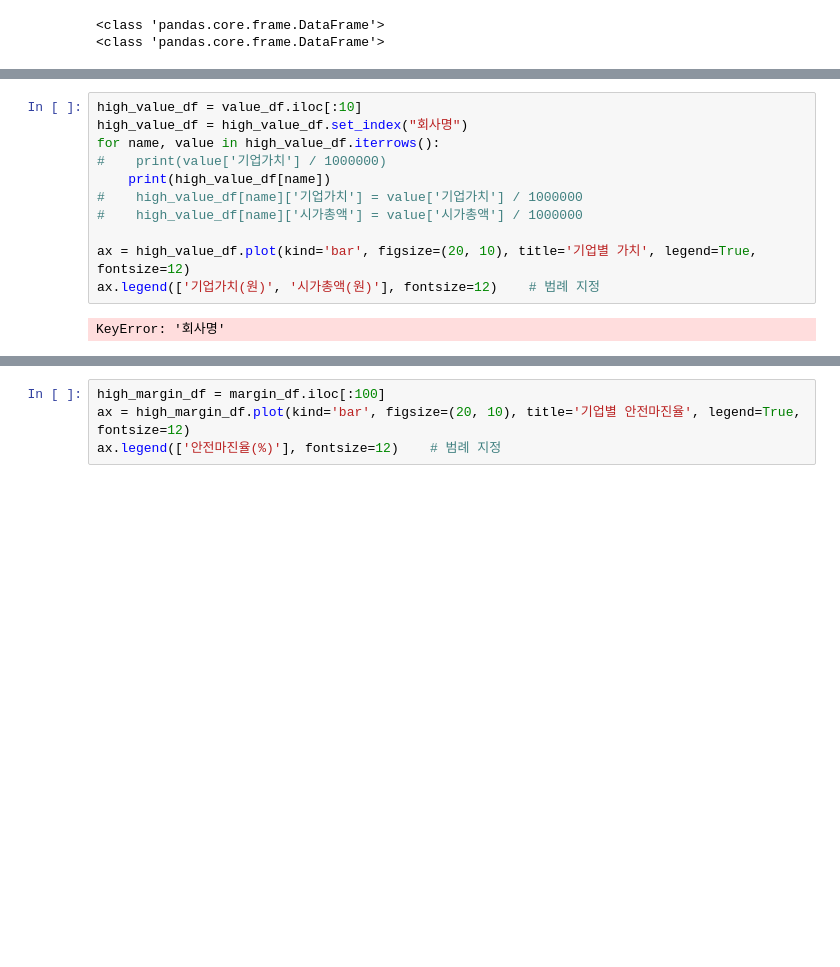
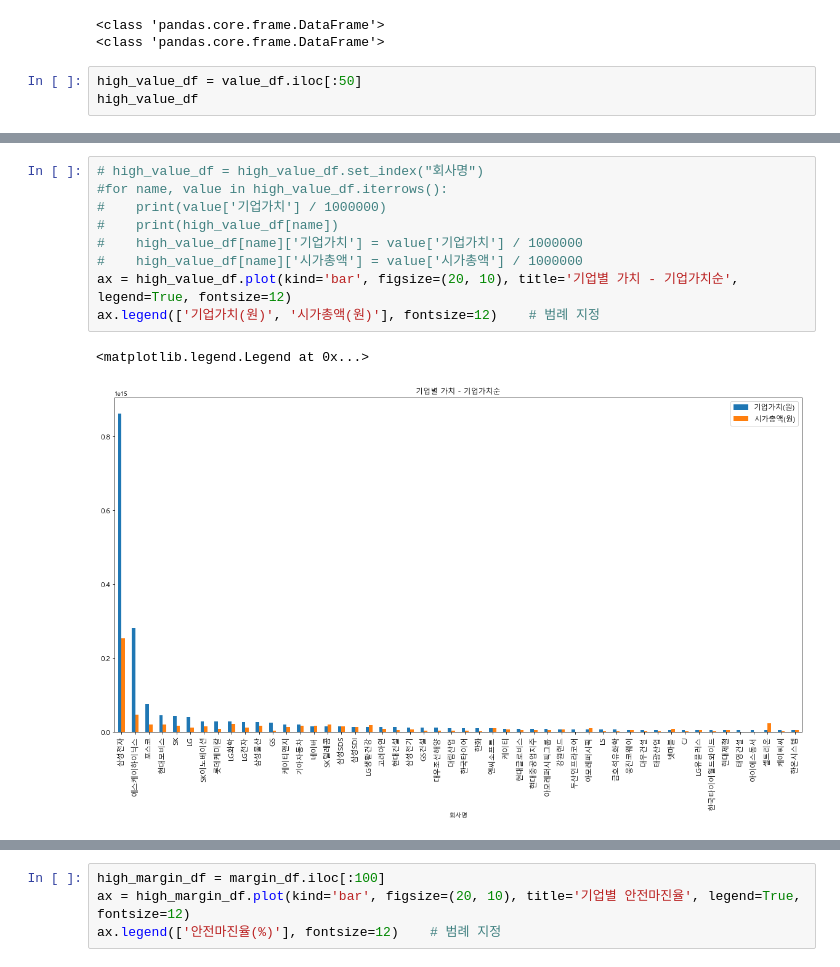
Before and after one commit to wjlee0908/korean-stock-margin, a Jupyter notebook: graph.ipynb, the cells around one changed output, grey strips where cells are left out. Saved outputs shown, nothing was run; the diff lists cells and outputs as text; blank space fills up the shorter version.

```diff
--- a/graph.ipynb
+++ b/graph.ipynb
@@ -85,3 +85,6 @@ print(type(high_value_df))
 # %% [output]
 <class 'pandas.core.frame.DataFrame'>
 <class 'pandas.core.frame.DataFrame'>
+# %%
+high_value_df = value_df.iloc[:50]
+high_value_df
@@ -88,13 +110,12 @@ print(type(high_value_df))
 # %%
-high_value_df = value_df.iloc[:10]
-high_value_df = high_value_df.set_index("회사명")
-for name, value in high_value_df.iterrows():
+# high_value_df = high_value_df.set_index("회사명")
+#for name, value in high_value_df.iterrows():
 #    print(value['기업가치'] / 1000000)
-    print(high_value_df[name])
+#    print(high_value_df[name])
 #    high_value_df[name]['기업가치'] = value['기업가치'] / 1000000
 #    high_value_df[name]['시가총액'] = value['시가총액'] / 1000000
-
-ax = high_value_df.plot(kind='bar', figsize=(20, 10), title='기업별 가치', legend=True, fontsize=12)
+ax = high_value_df.plot(kind='bar', figsize=(20, 10), title='기업별 가치 - 기업가치순', legend=True, fontsize=12)
 ax.legend(['기업가치(원)', '시가총액(원)'], fontsize=12)    # 범례 지정
 # %% [output]
-KeyError: '회사명'
+<matplotlib.legend.Legend at 0x...>
+[figure, added]
```
Also changed, not shown: parts of 3 cells of this notebook, 5 other files.
